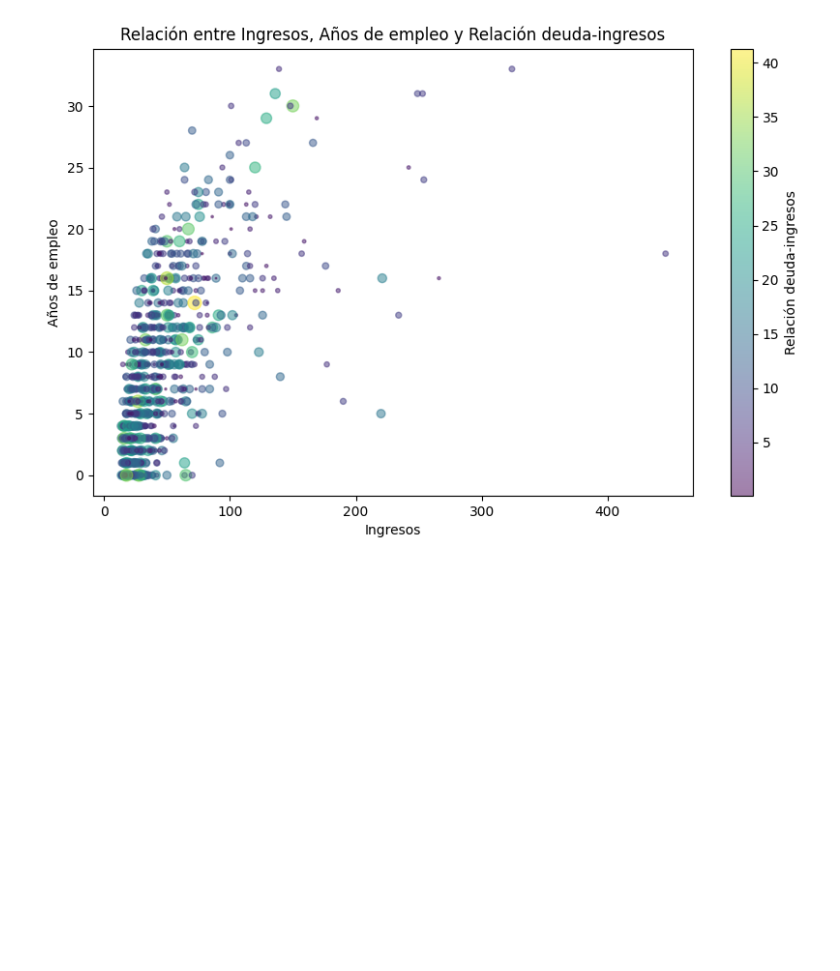
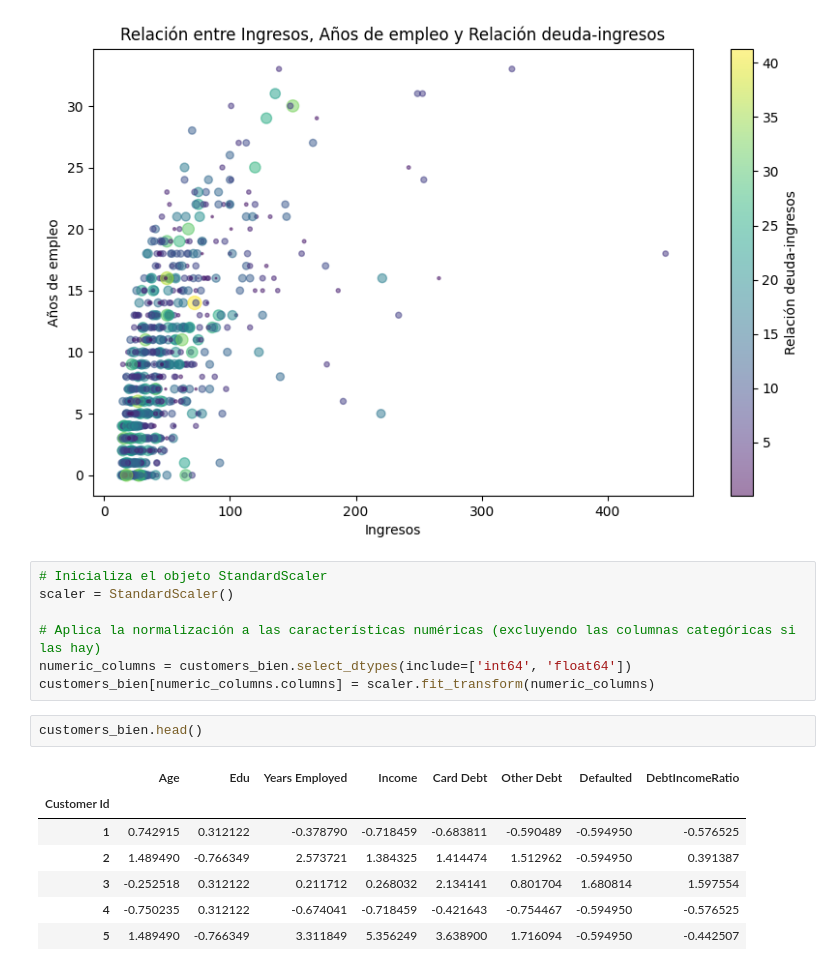
Before and after one commit to fpabi/Tareas, a Jupyter notebook: Ejercicio.ipynb, the cells around one changed output. Drawn from its saved outputs; the diff is of its cells as text; blank space fills up the shorter version.

```diff
--- a/Ejercicio.ipynb
+++ b/Ejercicio.ipynb
@@ -286,3 +287,20 @@ plt.title('Relación entre Ingresos, Años de empleo y Relación deuda-ingresos'
 plt.show()
 # %% [output]
 [figure]
+# %%
+# Inicializa el objeto StandardScaler
+scaler = StandardScaler()
+
+# Aplica la normalización a las características numéricas (excluyendo las columnas categóricas si las hay)
+numeric_columns = customers_bien.select_dtypes(include=['int64', 'float64'])
+customers_bien[numeric_columns.columns] = scaler.fit_transform(numeric_columns)
+# %%
+customers_bien.head()
+# %% [output]
+|  | Age | Edu | Years Employed | Income | Card Debt | Other Debt | Defaulted | DebtIncomeRatio |
+| Customer Id |  |  |  |  |  |  |  |  |
+| 1 | 0.742915 | 0.312122 | -0.378790 | -0.718459 | -0.683811 | -0.590489 | -0.594950 | -0.576525 |
+| 2 | 1.489490 | -0.766349 | 2.573721 | 1.384325 | 1.414474 | 1.512962 | -0.594950 | 0.391387 |
+| 3 | -0.252518 | 0.312122 | 0.211712 | 0.268032 | 2.134141 | 0.801704 | 1.680814 | 1.597554 |
+| 4 | -0.750235 | 0.312122 | -0.674041 | -0.718459 | -0.421643 | -0.754467 | -0.594950 | -0.576525 |
+| 5 | 1.489490 | -0.766349 | 3.311849 | 5.356249 | 3.638900 | 1.716094 | -0.594950 | -0.442507 |
```
Also changed, not shown: parts of 1 cell of this notebook.
